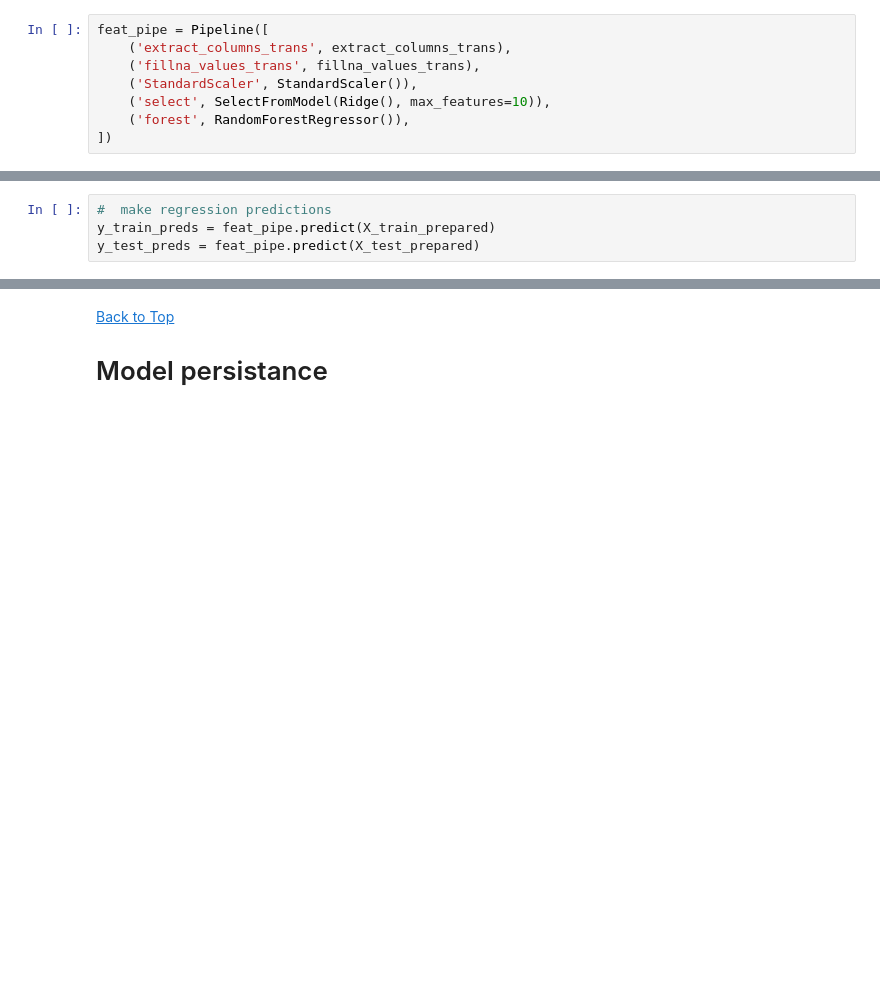
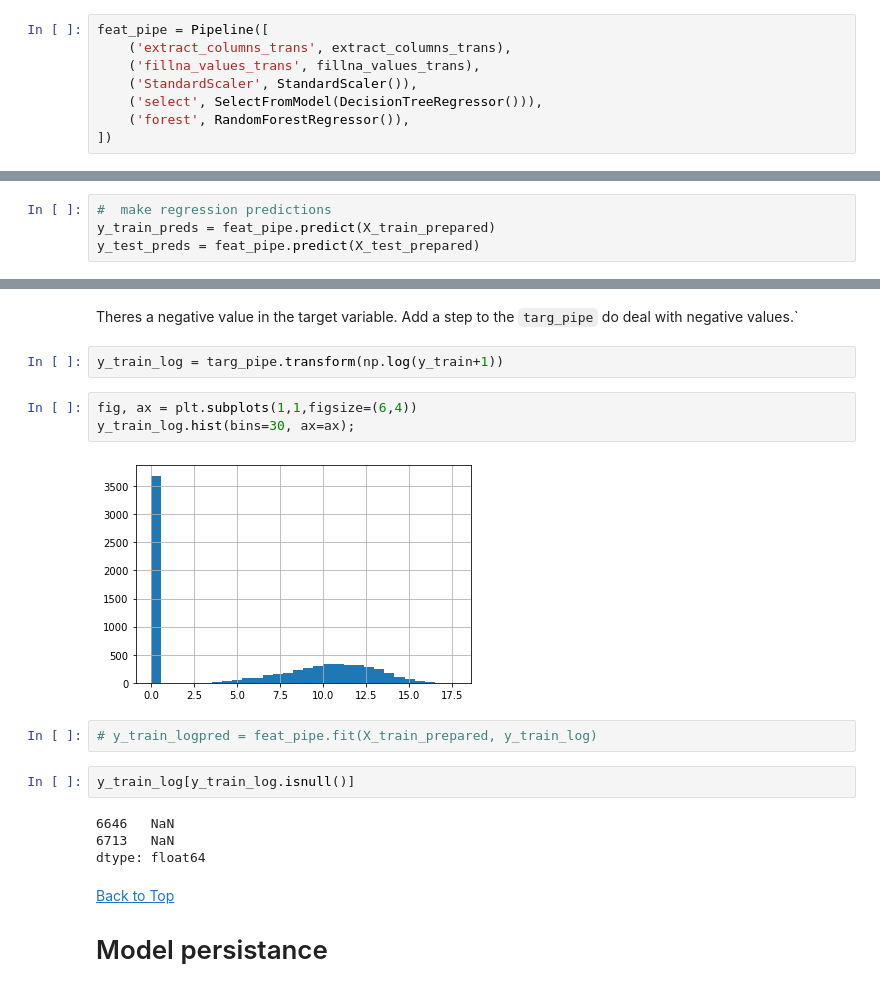
Before and after one commit to lmentek/pgdmlai, a Jupyter notebook: Week-3/Week-3.ipynb, the cells around one changed output, grey strips where cells are left out. Drawn from its saved outputs; the diff is of its cells as text; blank space fills up the shorter version.

```diff
--- a/Week-3/Week-3.ipynb
+++ b/Week-3/Week-3.ipynb
@@ -244,7 +233,7 @@ feat_pipe = Pipeline([
     ('extract_columns_trans', extract_columns_trans),
     ('fillna_values_trans', fillna_values_trans),
     ('StandardScaler', StandardScaler()),
-    ('select', SelectFromModel(Ridge(), max_features=10)),
+    ('select', SelectFromModel(DecisionTreeRegressor())),
     ('forest', RandomForestRegressor()),
 ])
 # %%
@@ -284,3 +315,20 @@ y_train.hist(bins=30, ax=ax);
+# %% [markdown]
+Theres a negative value in the target variable. Add a step to the `targ_pipe` do deal with negative values.`
+# %%
+y_train_log = targ_pipe.transform(np.log(y_train+1))
+# %%
+fig, ax = plt.subplots(1,1,figsize=(6,4))
+y_train_log.hist(bins=30, ax=ax);
+# %% [output]
+[figure, added]
+# %%
+# y_train_logpred = feat_pipe.fit(X_train_prepared, y_train_log)
+# %%
+y_train_log[y_train_log.isnull()]
+# %% [output]
+6646   NaN
+6713   NaN
+dtype: float64
 # %% [markdown]
 [Back to Top](#Index)
 # Model persistance
```
Also changed, not shown: parts of 23 cells of this notebook, 1 other file.
